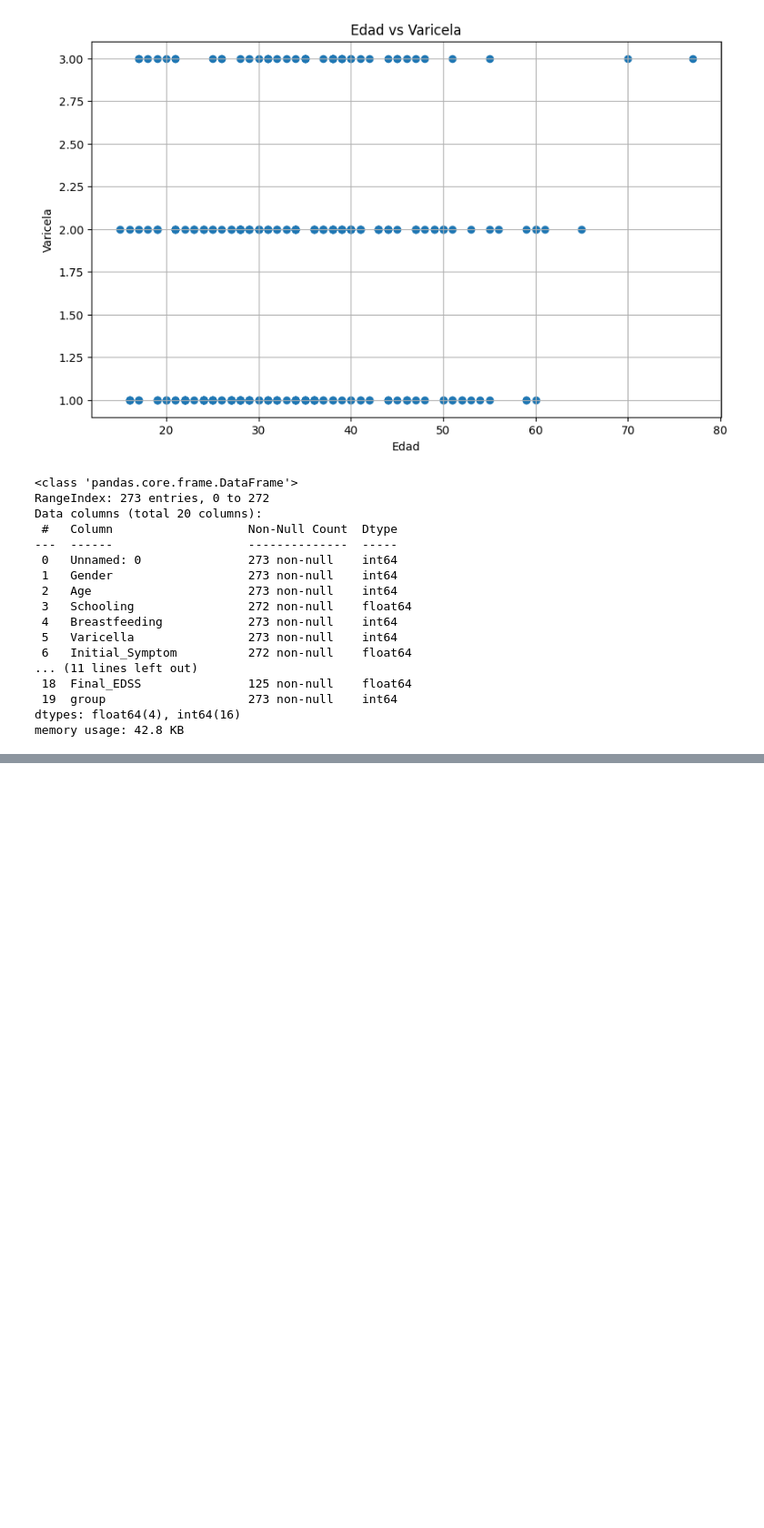
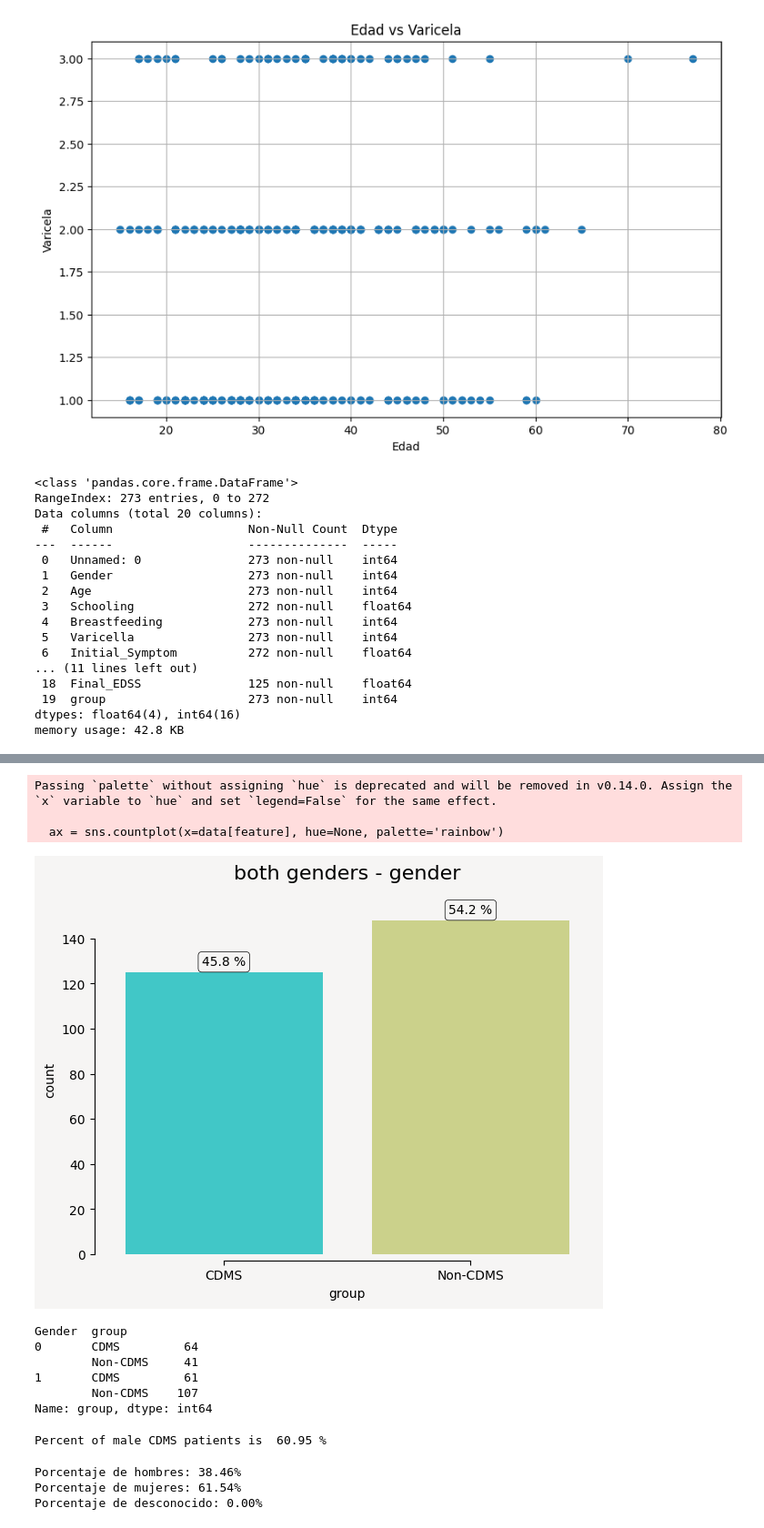
Before and after one commit to BertoloniLucas/SimaAI, a Jupyter notebook: 29_7 (paso 1) - Lectura del dataset .ipynb, the cells around one changed output, grey strips where cells are left out. Shown at 91% size. Saved outputs shown, nothing was run; the diff lists cells and outputs as text; code cells hidden in the pictures; blank space fills up the shorter version.

Commit message:
Comienzo de limpieza de datos - conversion a datos numericos - exploracion del data set - Parte del analisis - modelo entrenado y testeado de regresion lineal (con otro dataset)

```diff
--- a/29_7 (paso 1) - Lectura del dataset .ipynb
+++ b/29_7 (paso 1) - Lectura del dataset .ipynb
@@ -69,0 +92,3 @@ data.head(3)
+# %%
+data = data.drop('Unnamed: 0', axis=1)
+data.head(6)
@@ -69,0 +103,10 @@ data.head(3)
+# %%
+#transformo en numerico las columnas que son categoricas, en 0 y 1
+from sklearn.preprocessing import LabelEncoder
+le = LabelEncoder()
+
+data["Varicella"] = le.fit_transform(data["Varicella"])
+data["Breastfeeding"] = le.fit_transform(data["Breastfeeding"])
+data['Gender'] = data['Gender'].map({'Male': 0, 'Female': 1})
+
+data.head(6)
@@ -69,0 +121,41 @@ data.head(3)
+# %%
+def count_plot(data, feature, title, hue=True):
+    plt.figure(figsize=(7, 5),facecolor='#F6F5F4')
+    total = float(len(data))
+    if hue:
+        ax = sns.countplot(x=data[feature], hue=data['group'] , palette='rainbow')
+
+    else:
+        ax = sns.countplot(x=data[feature], hue=None, palette='rainbow')
+
+    ax.set_facecolor('#F6F5F4')
+
+    for p in ax.patches:
+
+        height = p.get_height()
+        ax.text(p.get_x()+p.get_width()/2.,height + 3,'{:1.1f} %'.format((height/total)*100), ha="center",
+               bbox=dict(facecolor='none', edgecolor='black', boxstyle='round', linewidth=0.5))
+
+    ax.set_title(title, fontsize=16, y=1.05)
+    sns.despine(right=True)
+    sns.despine(offset=5, trim=True)
+# %%
+count_plot(data, 'group', 'both genders - gender', hue=False)
+# %% [output]
+Passing `palette` without assigning `hue` is deprecated and will be removed in v0.14.0. Assign the `x` variable to `hue` and set `legend=False` for the same effect.
+
+  ax = sns.countplot(x=data[feature], hue=None, palette='rainbow')
+[figure, added]
+# %%
+data.groupby(['Gender', 'group'] )['group'].count()
+# %% [output]
+Gender  group
+0       CDMS         64
+        Non-CDMS     41
+1       CDMS         61
+        Non-CDMS    107
+Name: group, dtype: int64
+# %%
+print('Percent of male CDMS patients is  {} %'.format(np.round((64/105*100), 2)))
+# %% [output]
+Percent of male CDMS patients is  60.95 %
@@ -69,0 +178,9 @@ data.head(3)
+# %%
+# Imprimir los resultados
+print(f"Porcentaje de hombres: {percent_male:.2f}%")
+print(f"Porcentaje de mujeres: {percent_female:.2f}%")
+print(f"Porcentaje de desconocido: {percent_unknown:.2f}%")
+# %% [output]
+Porcentaje de hombres: 38.46%
+Porcentaje de mujeres: 61.54%
+Porcentaje de desconocido: 0.00%
```
Also changed, not shown: parts of 7 cells of this notebook, 2 other files.
